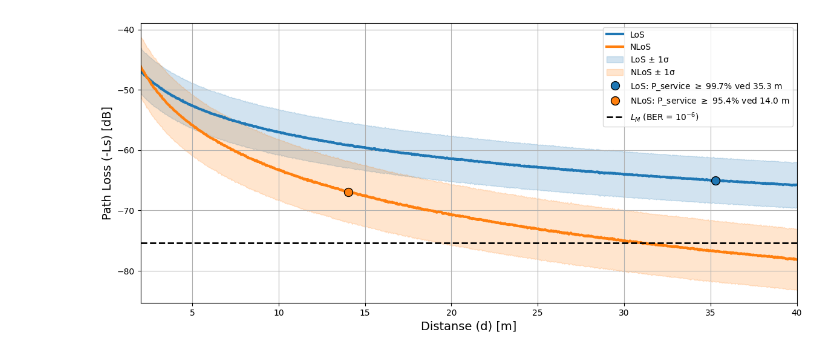
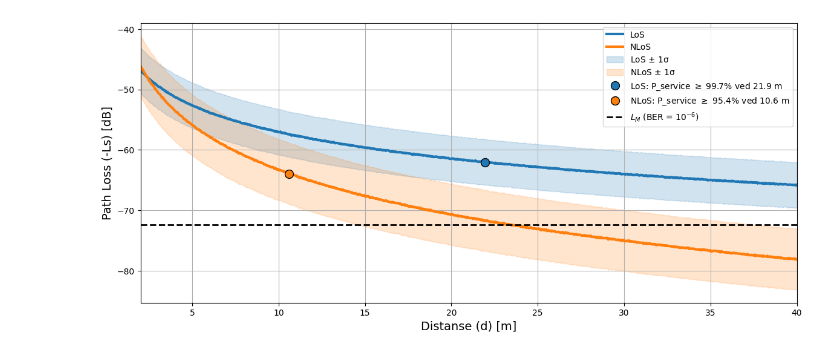
Before and after one commit to SkaugJr/TTT4145-Radiokommunikasjon, a Jupyter notebook: Prosjekt/LinkbudsjettITU_R.ipynb, the cells around one changed output. Drawn from its saved outputs; the diff is of its cells as text; code cells hidden in the pictures.

```diff
--- a/Prosjekt/LinkbudsjettITU_R.ipynb
+++ b/Prosjekt/LinkbudsjettITU_R.ipynb
@@ -39,7 +39,7 @@ PL_NLoS_std_fading = np.std(PL_NLoS_total, axis=0)
 
 # --- Beregn sannsynlighet for mottatt signal P_service ---
 # Gitte parametere
-EIRP, L0, N0, Gr, Rb = -20.0, 6, -156.2, 2.0, 49.0
+EIRP, L0, N0, Gr, Rb = -20.0, 6, -156.2, 2.0, 52.0 # dBW, dB, dBW/Hz, dBi, dBHz
 BER = 1e-6
 Eb_N0 = 10 * np.log10((erfcinv(BER) ** 2) / 2)
 
@@ -68,31 +68,31 @@ plt.figure(figsize=(14, 6))
 plt.grid(True)
 
 # Plot middelverdiene etter small-scale fading
 plt.plot(d, -PL_LoS_mean_fading, linewidth=3, label='LoS')
 plt.plot(d, -PL_NLoS_mean_fading, linewidth=3, label='NLoS')
 
 # Skygge rundt middelverdien (±n standardavvik for LoS og NLoS etter fading)
 n = 1  # ±n sigma
 plt.fill_between(d, -PL_LoS_mean_fading - n * PL_LoS_std_fading, -PL_LoS_mean_fading + n * PL_LoS_std_fading,
                  color='tab:blue', alpha=0.2, label=rf'LoS $\pm$ {n}σ')
 plt.fill_between(d, -PL_NLoS_mean_fading - n * PL_NLoS_std_fading, -PL_NLoS_mean_fading + n * PL_NLoS_std_fading,
                  color='tab:orange', alpha=0.2, label=rf'NLoS $\pm$ {n}σ')
 
 # Plot de funnet punktene der P_service ≥ 99.7 / 95.4 %
 plt.plot(d_LoS, PL_LoS_at_P_target, 'o', markersize=10, markeredgecolor='k', markerfacecolor='tab:blue',
          label=rf'LoS: P_service $\geq$ {P_target_LoS*100:.1f}% ved {d_LoS:.1f} m')
 plt.plot(d_NLoS, PL_NLoS_at_P_target, 'o', markersize=10, markeredgecolor='k', markerfacecolor='tab:orange',
          label=rf'NLoS: P_service $\geq$ {P_target_NLoS*100:.1f}% ved {d_NLoS:.1f} m')
 
 # Plot LM-linjen som representerer BER = 1e-6
 plt.plot(d, np.full_like(d, -LM), 'k--', linewidth=2, label='$L_M$ (BER = $10^{-6}$)')
 
 # Aksetilpasning
 plt.xlabel('Distanse (d) [m]', fontsize=14)
 plt.ylabel('Path Loss (-Ls) [dB]', fontsize=14)
 plt.xlim([min(d), max(d)])
 plt.legend()
 plt.savefig("Figurer/LS_Pservice.pdf", format="pdf", bbox_inches="tight")
 plt.show()
 # %% [output]
-[figure, old version]
+[figure, new version]
```
Also changed, not shown: 1 other file.
